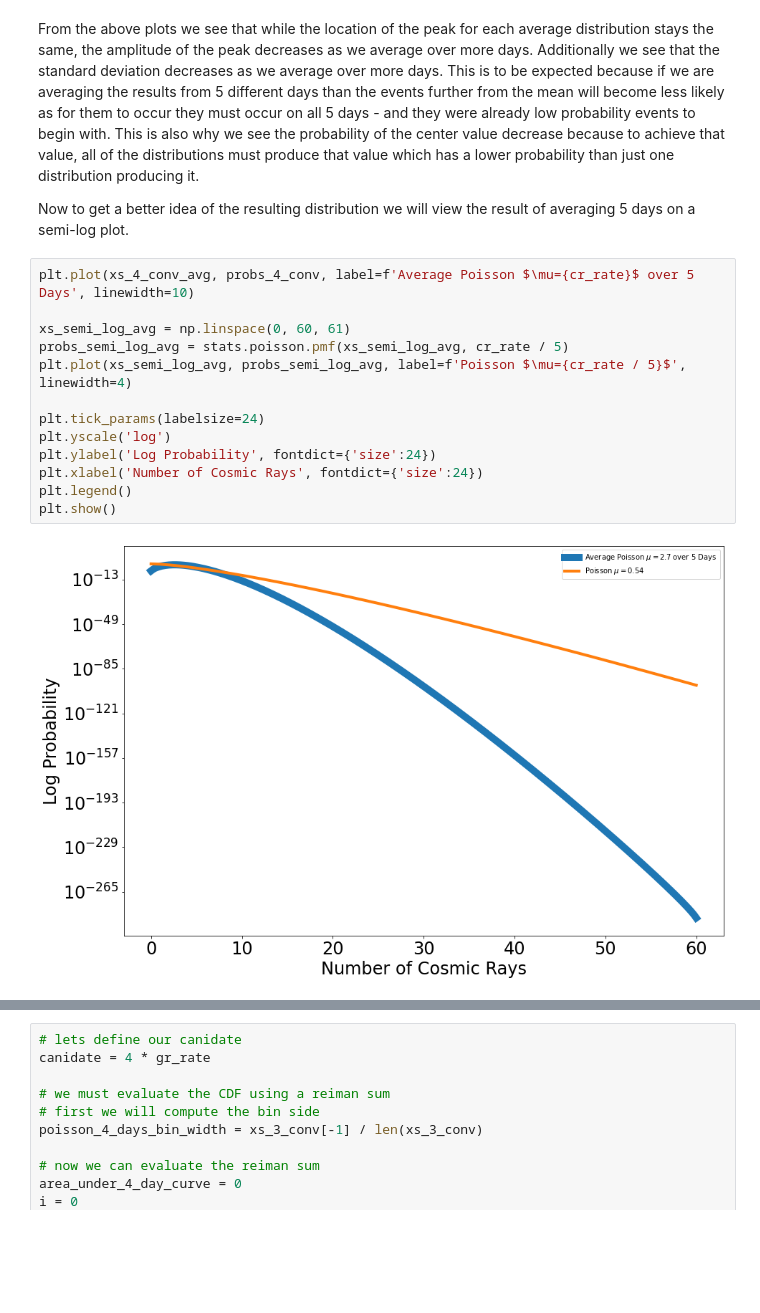
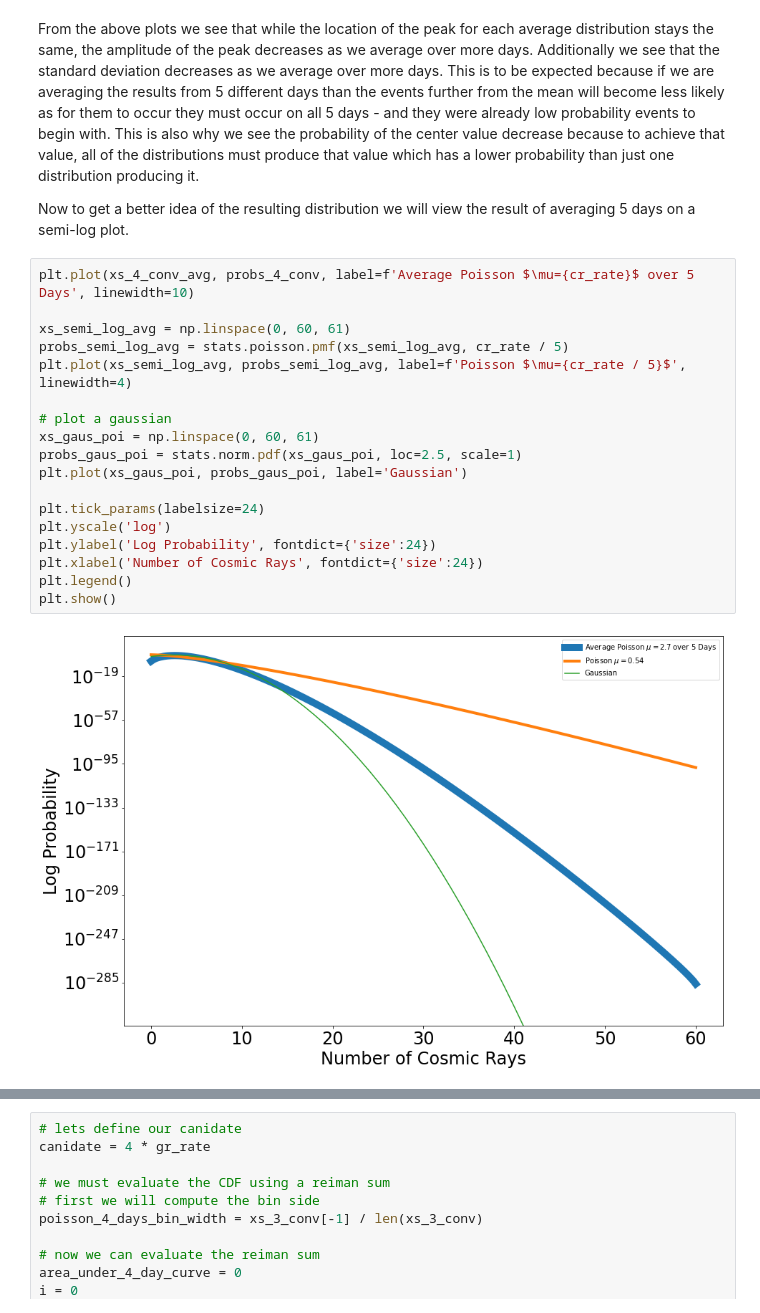
Before and after one commit to williamdolsen/phys434-21au, a Jupyter notebook: labs/lab2/lab2.ipynb, the cells around one changed output, grey strips where cells are left out. Drawn from its saved outputs; the diff is of its cells as text; blank space fills up the shorter version.

```diff
--- a/labs/lab2/lab2.ipynb
+++ b/labs/lab2/lab2.ipynb
@@ -123,16 +145,21 @@ Now to get a better idea of the resulting distribution we will view the result o
 # %%
 plt.plot(xs_4_conv_avg, probs_4_conv, label=f'Average Poisson $\mu={cr_rate}$ over 5 Days', linewidth=10)
 
 xs_semi_log_avg = np.linspace(0, 60, 61)
 probs_semi_log_avg = stats.poisson.pmf(xs_semi_log_avg, cr_rate / 5)
 plt.plot(xs_semi_log_avg, probs_semi_log_avg, label=f'Poisson $\mu={cr_rate / 5}$', linewidth=4)
 
+# plot a gaussian
+xs_gaus_poi = np.linspace(0, 60, 61)
+probs_gaus_poi = stats.norm.pdf(xs_gaus_poi, loc=2.5, scale=1)
+plt.plot(xs_gaus_poi, probs_gaus_poi, label='Gaussian')
+
 plt.tick_params(labelsize=24)
 plt.yscale('log')
 plt.ylabel('Log Probability', fontdict={'size':24})
 plt.xlabel('Number of Cosmic Rays', fontdict={'size':24})
 plt.legend()
 plt.show()
 # %% [output]
-[figure, old version]
+[figure, new version]
 # %% [markdown]
```
Also changed, not shown: parts of 13 cells of this notebook.
